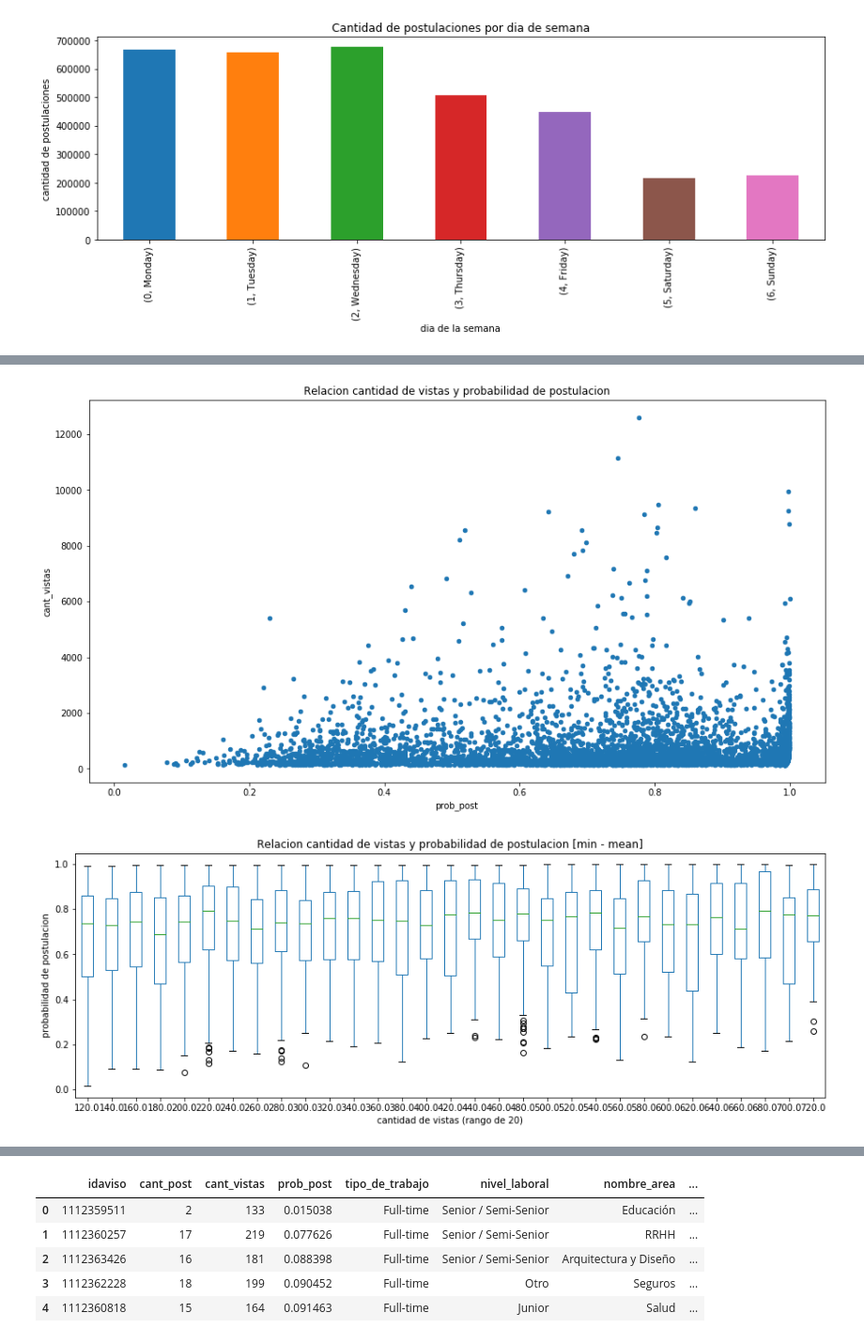
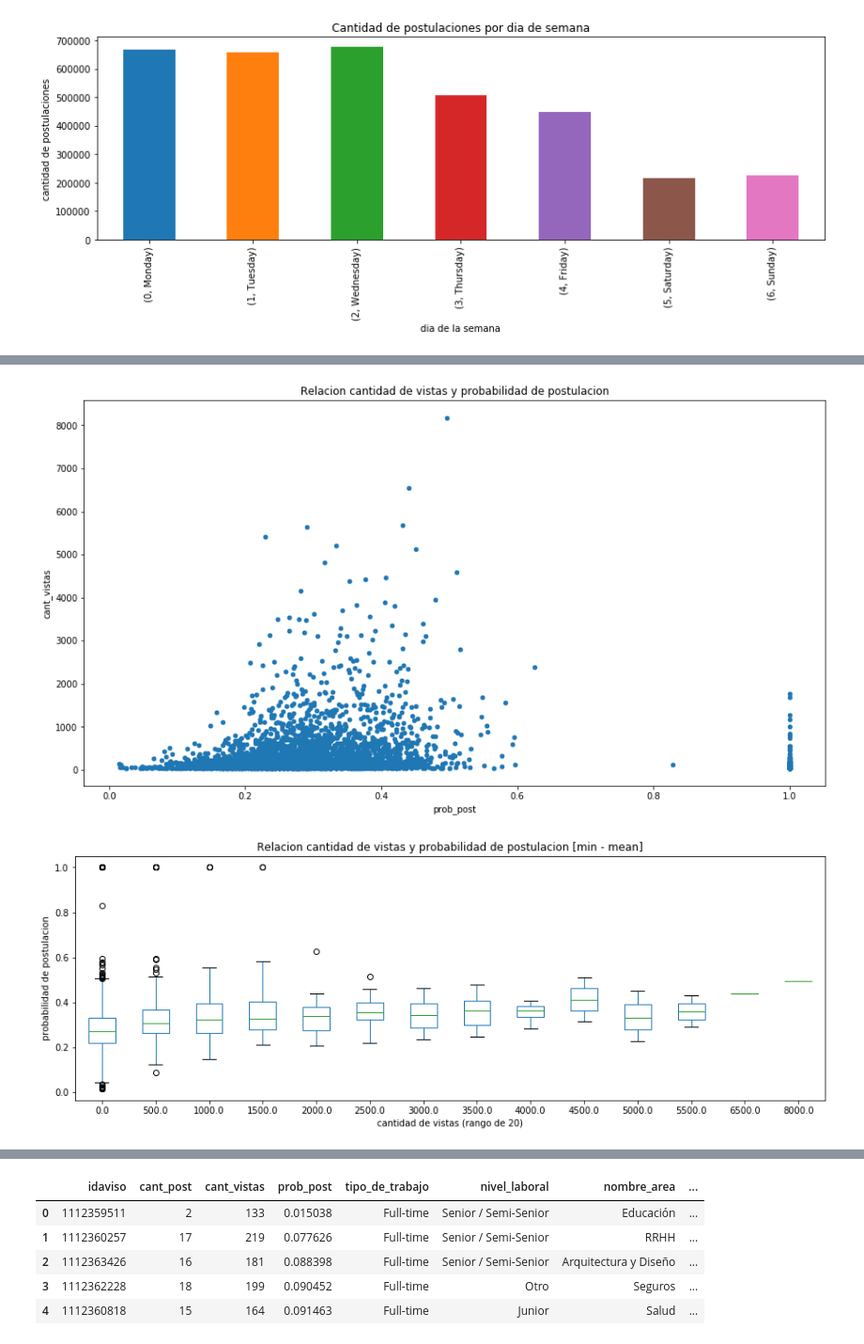
Before and after one commit to PRPablo/dataJobSearches, a Jupyter notebook: exploratoryAnalysis/tp_pablo.ipynb, the cells around one changed output, grey strips where cells are left out. Shown at 94% size. Drawn from its saved outputs; the diff is of its cells as text; code cells hidden in the pictures.

```diff
--- a/exploratoryAnalysis/tp_pablo.ipynb
+++ b/exploratoryAnalysis/tp_pablo.ipynb
@@ -165,6 +190,10 @@ plt.show()
 # %%
 #cantidad de postulaciones
-avisos_cant_post = postulaciones.loc[:,['idaviso']]
+# Tomo la fecha minima de las vistas, para filtrar las postulaciones y asegurarme que tengo los mismos rangos de tiempo
+# (ultimos 7 dias) para comparar.
+min_vista_fecha = vistas['fechavista'].sort_values().loc[0]
+avisos_cant_post = postulaciones[postulaciones["fechapostulacion"] >= min_vista_fecha]
+avisos_cant_post = avisos_cant_post.loc[:,['idaviso']]
 avisos_cant_post = avisos_cant_post.groupby(['idaviso']).size()
 avisos_cant_post = avisos_cant_post.sort_values(ascending=False)
 avisos_cant_post = pd.DataFrame(avisos_cant_post).reset_index()
@@ -193,6 +222,13 @@ avisos_cant_post.describe()
 # %%
 #cantidad de vistas
-avisos_cant_vistas = vistas.loc[:,['idaviso']]
+#relacion post vs vistas
+# Tomo la fecha minima de las vistas, para filtrar las postulaciones y asegurarme que tengo los mismos rangos de tiempo
+# (ultimos 7 dias) para comparar.
+min_vista_fecha = vistas['fechavista'].sort_values().loc[0]
+avisos_cant_vistas = postulaciones[postulaciones["fechapostulacion"] >= min_vista_fecha]
+avisos_cant_vistas.rename(columns={"fechapostulacion":"fechavista"}, inplace=True)
+avisos_cant_vistas = pd.concat([vistas, avisos_cant_vistas])
+avisos_cant_vistas = avisos_cant_vistas.loc[:,['idaviso']]
 avisos_cant_vistas = avisos_cant_vistas.groupby(['idaviso']).size()
 avisos_cant_vistas = avisos_cant_vistas.sort_values(ascending=False)
 avisos_cant_vistas = pd.DataFrame(avisos_cant_vistas).reset_index()
@@ -221,4 +256,0 @@ post_vs_vistas.head()
-# %%
-#cantidad vistas = cantidad de vistas + cantidad de postulaciones
-post_vs_vistas['cant_vistas'] = post_vs_vistas.cant_vistas + post_vs_vistas.cant_post
-post_vs_vistas.head()
@@ -256,6 +282,6 @@ post_vs_vistas.describe()
 # %%
-#Para que los datos sean consistentes, filtro la cantidad de vistas menor al 25%, de cantidad 133 ya que el min es 2 y max 12604
-post_vs_vistas = post_vs_vistas[post_vs_vistas['cant_vistas'] >= 133]
+#Para que los datos sean consistentes, filtro la cantidad de vistas menor al 25%, de cantidad 36 ya que el min es 1 y max 8179
+post_vs_vistas = post_vs_vistas[post_vs_vistas['cant_vistas'] >= 36]
 post_vs_vistas.describe()
 # %% [output]
 |  | idaviso | cant_post | cant_vistas | prob_post |
@@ -274,20 +303,21 @@ post_vs_vistas.plot.scatter('cant_post','cant_vistas',alpha=1,title = "Relacion
 # %%
 post_vs_vistas.plot.scatter('prob_post','cant_vistas',alpha=1,title = "Relacion cantidad de vistas y probabilidad de postulacion",figsize=(15,8));
 # %% [output]
-[figure, old version]
+[figure, new version]
 # %%
 #relacion de cantidad de vistas con la probabilidad de postulacion
-#separo en 3 partes, del min al mean y del mean al std y del std al max, donde el promedio de visitas es 731  y desviacion standard 977 aprox.
-post_vs_vistas_box_min = post_vs_vistas[post_vs_vistas['cant_vistas'] <= 731]
-post_vs_vistas_box_min['cant_vistas_rg'] = np.floor( post_vs_vistas_box_min['cant_vistas'].apply(lambda x: x /20) )
-post_vs_vistas_box_min['cant_vistas_rg'] = post_vs_vistas_box_min['cant_vistas_rg'].apply(lambda x: x*20)
+#separo en 3 partes, del min al mean y del mean al std y del std al max, donde el promedio de visitas es 325  y desviacion standard 534 aprox.
+# post_vs_vistas_box_min = post_vs_vistas[post_vs_vistas['cant_vistas'] <= 325]
+post_vs_vistas_box_min = post_vs_vistas.copy()
+post_vs_vistas_box_min['cant_vistas_rg'] = np.floor( post_vs_vistas_box_min['cant_vistas'].apply(lambda x: x /500) )
+post_vs_vistas_box_min['cant_vistas_rg'] = post_vs_vistas_box_min['cant_vistas_rg'].apply(lambda x: x*500)
 post_vs_vistas_box_min = post_vs_vistas_box_min.loc[:,['cant_vistas_rg','prob_post']]
 post_vs_vistas_box_min['subindex'] = post_vs_vistas_box_min.groupby('cant_vistas_rg').cumcount() + 1
 post_vs_vistas_box_min = pd.pivot_table(post_vs_vistas_box_min,index='subindex',columns='cant_vistas_rg',values='prob_post')
 post_vs_vistas_box_min.plot.box(title = "Relacion cantidad de vistas y probabilidad de postulacion [min - mean]", figsize=(15,5));
 plt.xlabel('cantidad de vistas (rango de 20)')
 plt.ylabel('probabilidad de postulacion')
 plt.show()
 # %% [output]
-[figure, old version]
+[figure, new version]
 # %%
```
Also changed, not shown: parts of 16 cells of this notebook, 1 other file.
